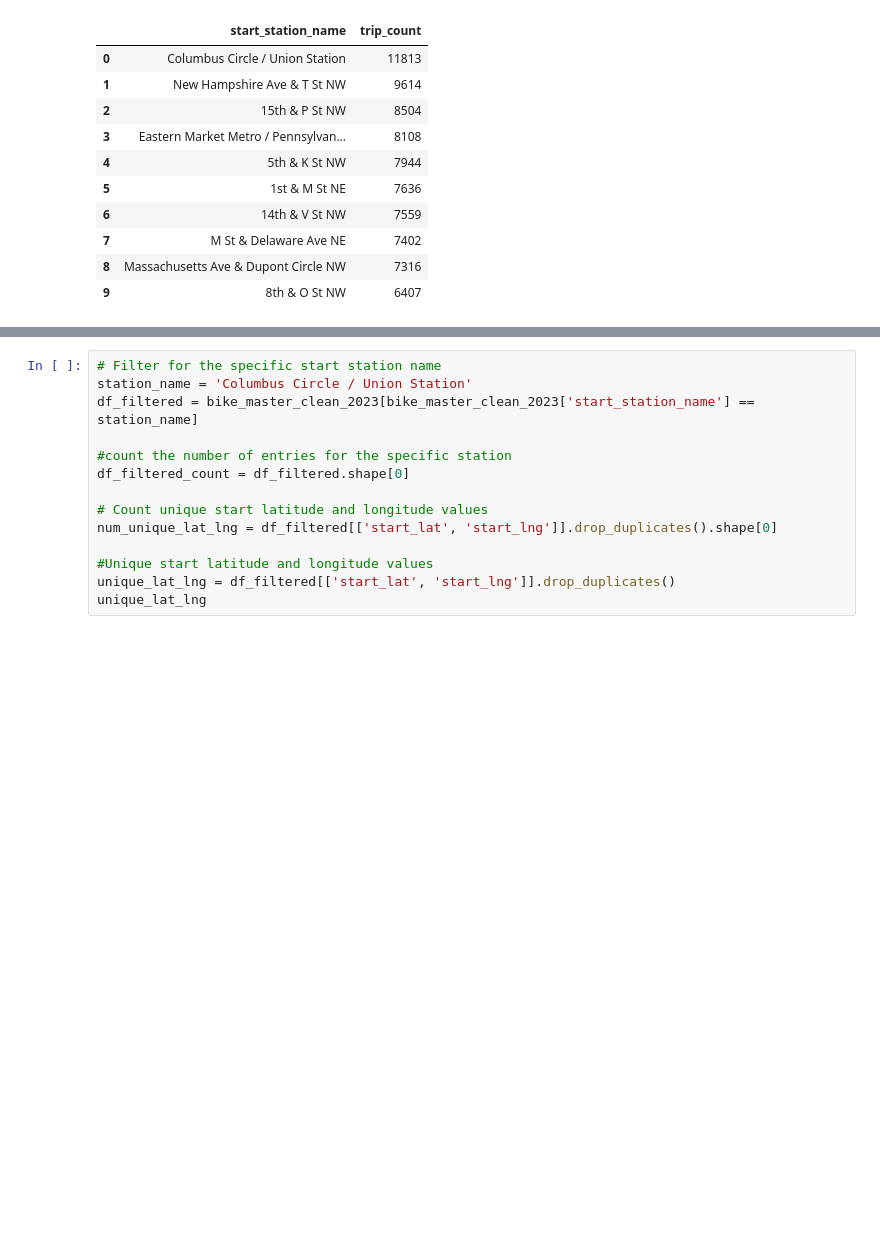
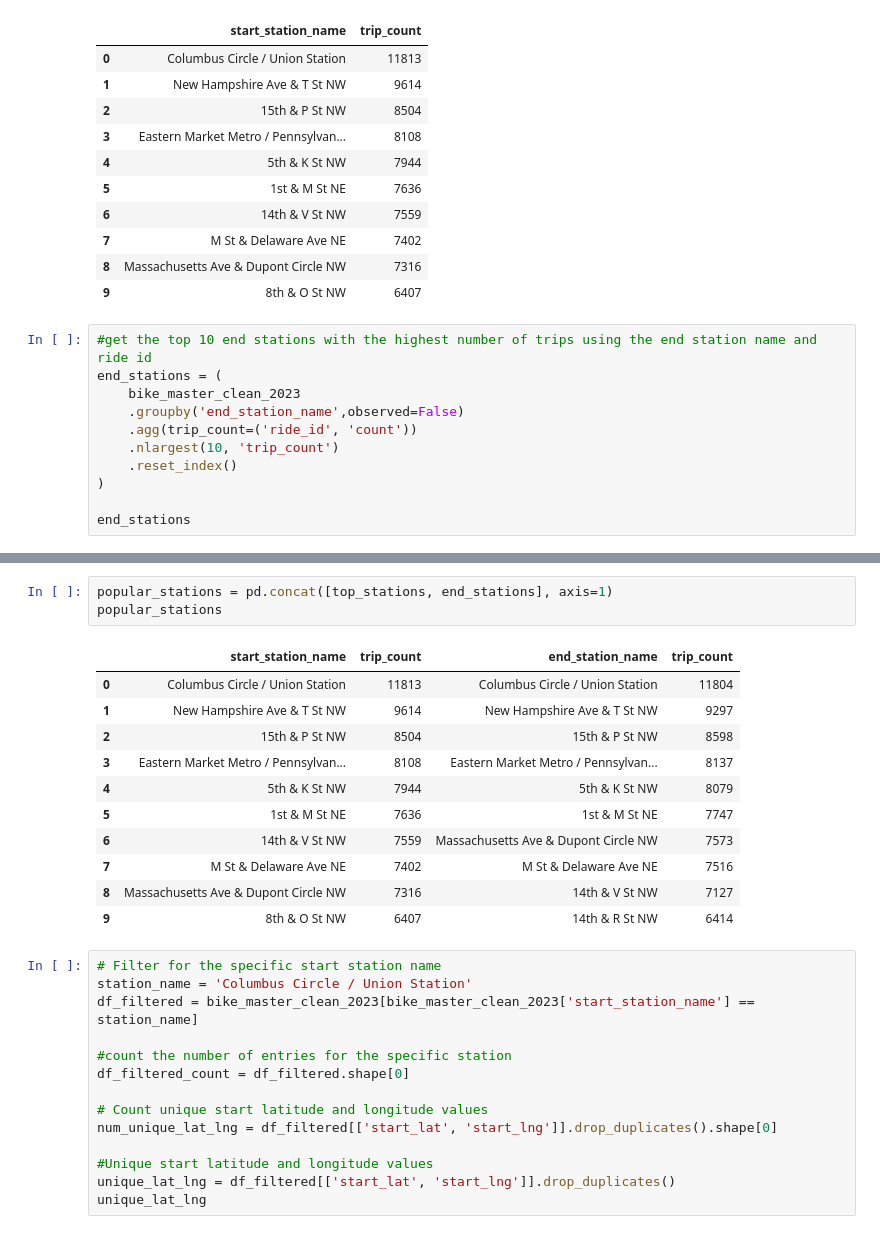
Before and after one commit to rakeshtparayil/capital_bike_share, a Jupyter notebook: capital_bike_share_EDA.ipynb, the cells around one changed output, grey strips where cells are left out. Saved outputs shown, nothing was run; the diff lists cells and outputs as text; blank space fills up the shorter version.

```diff
--- a/capital_bike_share_EDA.ipynb
+++ b/capital_bike_share_EDA.ipynb
@@ -155,3 +156,14 @@ top_stations
 | 7 | M St & Delaware Ave NE | 7402 |
 | 8 | Massachusetts Ave & Dupont Circle NW | 7316 |
 | 9 | 8th & O St NW | 6407 |
+# %%
+#get the top 10 end stations with the highest number of trips using the end station name and ride id
+end_stations = (
+    bike_master_clean_2023
+    .groupby('end_station_name',observed=False)
+    .agg(trip_count=('ride_id', 'count'))
+    .nlargest(10, 'trip_count')
+    .reset_index()
+)
+
+end_stations
@@ -158,3 +182,18 @@ top_stations
+# %%
+popular_stations = pd.concat([top_stations, end_stations], axis=1)
+popular_stations
+# %% [output]
+|  | start_station_name | trip_count | end_station_name | trip_count |
+| 0 | Columbus Circle / Union Station | 11813 | Columbus Circle / Union Station | 11804 |
+| 1 | New Hampshire Ave & T St NW | 9614 | New Hampshire Ave & T St NW | 9297 |
+| 2 | 15th & P St NW | 8504 | 15th & P St NW | 8598 |
+| 3 | Eastern Market Metro / Pennsylvan... | 8108 | Eastern Market Metro / Pennsylvan... | 8137 |
+| 4 | 5th & K St NW | 7944 | 5th & K St NW | 8079 |
+| 5 | 1st & M St NE | 7636 | 1st & M St NE | 7747 |
+| 6 | 14th & V St NW | 7559 | Massachusetts Ave & Dupont Circle NW | 7573 |
+| 7 | M St & Delaware Ave NE | 7402 | M St & Delaware Ave NE | 7516 |
+| 8 | Massachusetts Ave & Dupont Circle NW | 7316 | 14th & V St NW | 7127 |
+| 9 | 8th & O St NW | 6407 | 14th & R St NW | 6414 |
 # %%
 # Filter for the specific start station name
 station_name = 'Columbus Circle / Union Station'
```
Also changed, not shown: parts of 7 cells of this notebook.
